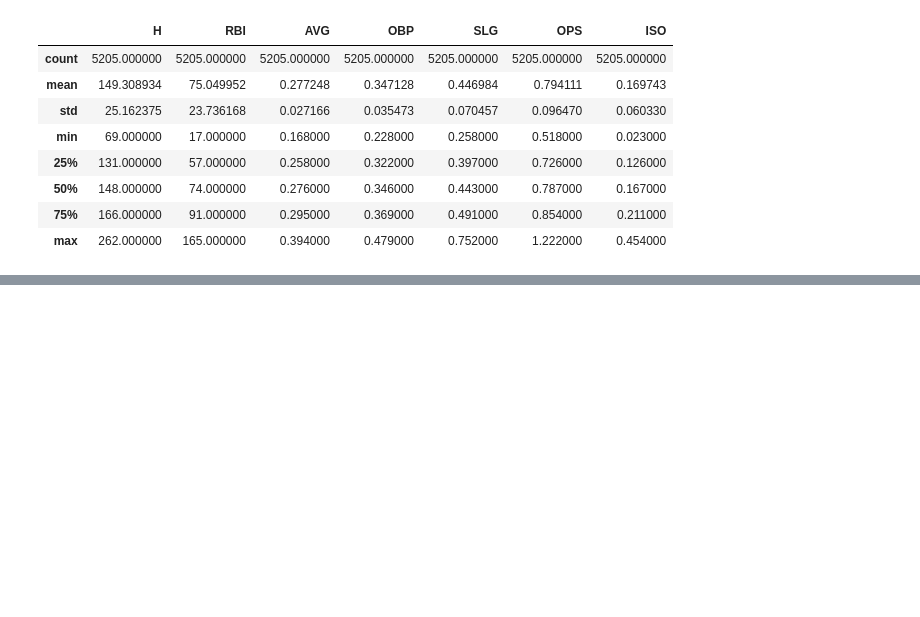
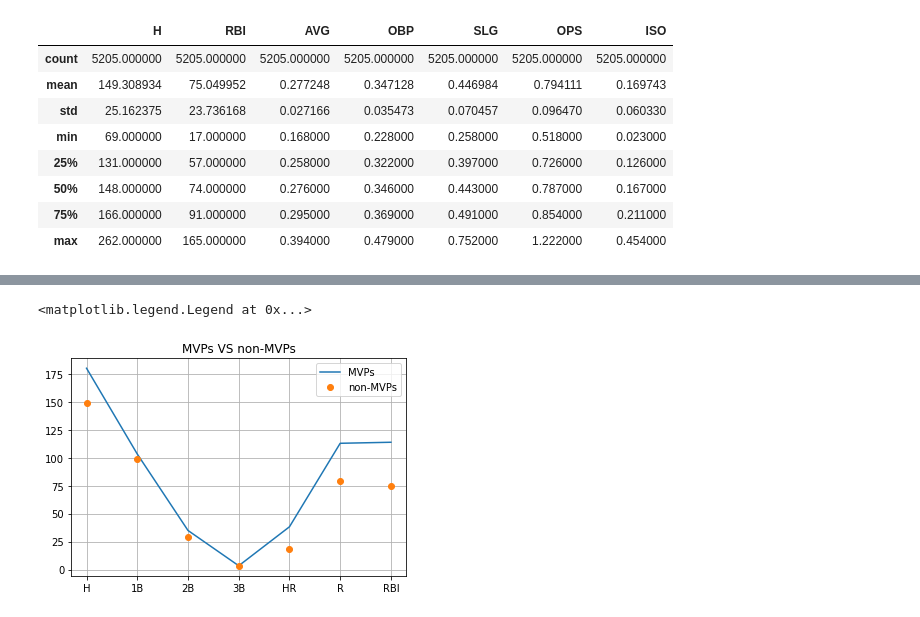
Before and after one commit to lbp12/Moneyball, a Jupyter notebook: df_for_visualizations.ipynb, the cells around one changed output, grey strips where cells are left out. Drawn from its saved outputs; the diff is of its cells as text; code cells hidden in the pictures; blank space fills up the shorter version.

Commit message:
created some visualizations with matplotlib. added a 'visualizations' folder with images in it.

```diff
--- a/df_for_visualizations.ipynb
+++ b/df_for_visualizations.ipynb
@@ -45,4 +48,4 @@ mvps
 # %%
 # Drop Unnamed: 0 column
 
-mvps.drop(columns= 'Unnamed: 0')
+mvps = mvps.drop(columns= 'Unnamed: 0')
@@ -117,4 +106,4 @@ non_mvps
 # %%
 # Drop Unnamed: 0 column
 
-non_mvps.drop(columns= 'Unnamed: 0')
+non_mvps = non_mvps.drop(columns= 'Unnamed: 0')
@@ -172,0 +192,13 @@ non_mvps_important_stats.to_csv('Resources/non_mvps_stats.csv')
+# %%
+x_axis = ['H', '1B', '2B', '3B', 'HR', 'R', 'RBI']
+y_axis1 = [mvps['H'].mean(),mvps['1B'].mean(),mvps['2B'].mean(),mvps['3B'].mean(),mvps['HR'].mean(),mvps['R'].mean(),mvps['RBI'].mean()]
+y_axis2 = [non_mvps['H'].mean(),non_mvps['1B'].mean(),non_mvps['2B'].mean(),non_mvps['3B'].mean(),non_mvps['HR'].mean(),non_mvps['R'].mean(),non_mvps['RBI'].mean()]
+# %%
+comparing_basic_stats = plt.plot(x_axis, y_axis1, y_axis2, 'o')
+label = 'MVPs', 'non-MVPs'
+plt.title('MVPs VS non-MVPs')
+plt.grid('True')
+plt.legend(label)
+# %% [output]
+<matplotlib.legend.Legend at 0x...>
+[figure, added]
```
Also changed, not shown: parts of 17 cells of this notebook, 6 other files.
